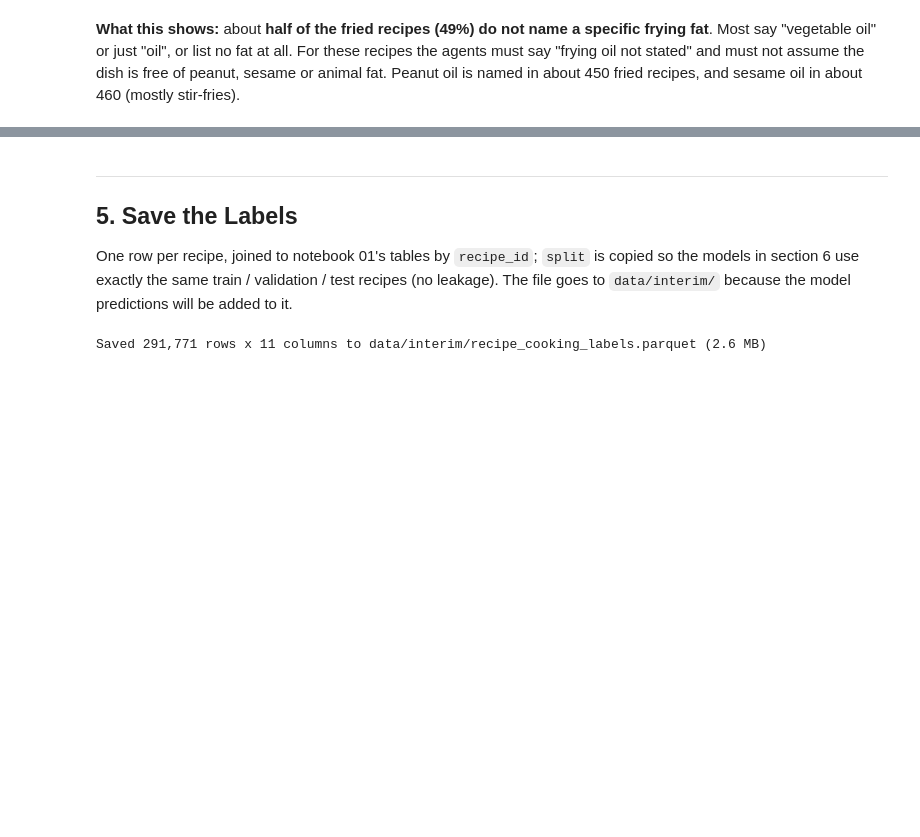
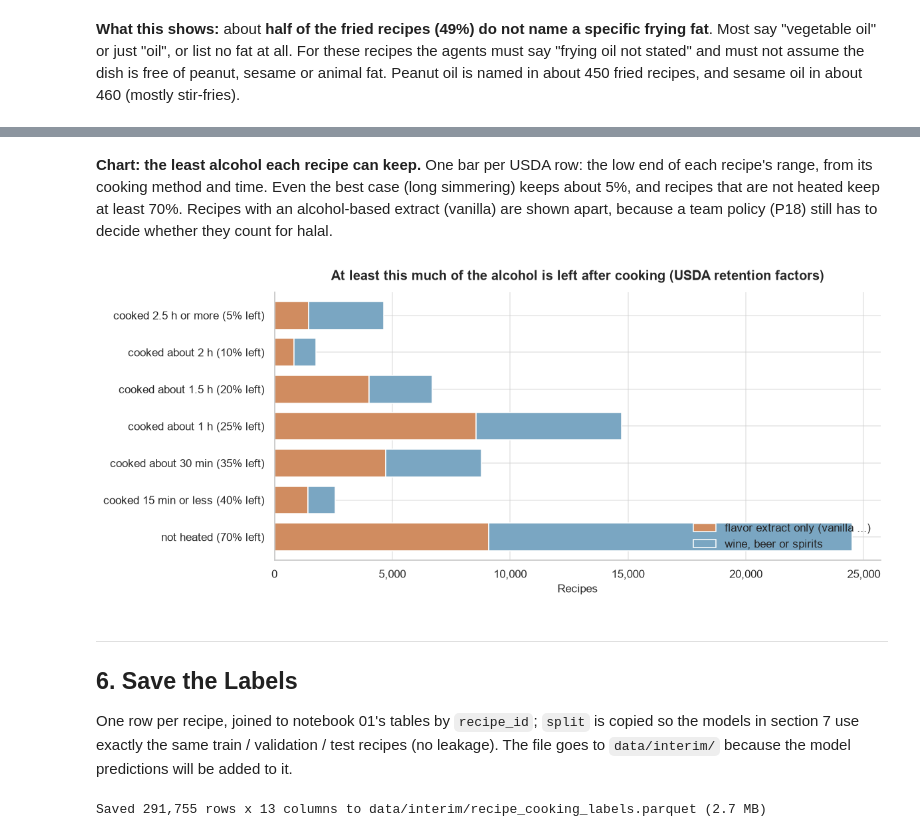
Before and after one commit to Chloe-Tu2/The-EverFlavor-AI, a Jupyter notebook: notebooks/02_cooking_methods_and_fats.ipynb, the cells around one changed output, grey strips where cells are left out. Drawn from its saved outputs; the diff is of its cells as text; code cells hidden in the pictures; blank space fills up the shorter version.

```diff
--- a/notebooks/02_cooking_methods_and_fats.ipynb
+++ b/notebooks/02_cooking_methods_and_fats.ipynb
@@ -488,0 +508,17 @@ All sources: 8,705 fried recipes, 4,306 (49%) without a specific fat
+# %%
+from everflavor.cooking import add_alcohol_estimate
+
+labels = add_alcohol_estimate(labels)
+with_alcohol = labels["alcohol_left_max"].notna()
+print(f"Recipes with alcohol or an alcohol-based extract: {with_alcohol.sum():,} of {len(labels):,} "
+      f"({with_alcohol.mean():.1%})")
+
+alcohol = labels.loc[with_alcohol]
+estimate = (alcohol["alcohol_left_min"].mul(100).round().astype(int).astype(str) + "-"
+            + alcohol["alcohol_left_max"].mul(100).round().astype(int).astype(str) + "% left")
+summary = estimate.value_counts().to_frame("recipes")
+summary["share (%)"] = (summary["recipes"] / len(alcohol) * 100).round(1)
+print("\nEstimated alcohol left (most common ranges):")
+print(summary.head(10).to_string())
+print(f"\nAt least 25% may be left in {(alcohol['alcohol_left_min'] >= 0.25).mean():.0%} of these recipes; "
+      f"none of them can be called alcohol-free.")
@@ -489,18 +542,41 @@ All sources: 8,705 fried recipes, 4,306 (49%) without a specific fat
+# %% [markdown]
+**Chart: the least alcohol each recipe can keep.** One bar per USDA row: the low end of each recipe's range, from its cooking method and time. Even the best case (long simmering) keeps about 5%, and recipes that are not heated keep at least 70%. Recipes with an alcohol-based extract (vanilla) are shown apart, because a team policy (P18) still has to decide whether they count for halal.
+# %%
+LOWEST_SHARE_LABELS = {0.05: "cooked 2.5 h or more", 0.10: "cooked about 2 h", 0.20: "cooked about 1.5 h",
+                       0.25: "cooked about 1 h", 0.35: "cooked about 30 min", 0.40: "cooked 15 min or less",
+                       0.70: "not heated"}
+kind = alcohol["contains_alcohol"].map({True: "wine, beer or spirits", False: "flavor extract only (vanilla ...)"})
+lowest = (pd.crosstab(alcohol["alcohol_left_min"].round(2), kind)
+          .reindex(list(LOWEST_SHARE_LABELS)).fillna(0).astype(int))
+lowest.index = [f"{LOWEST_SHARE_LABELS[v]} ({v:.0%} left)" for v in lowest.index]
+
+fig, ax = plt.subplots(figsize=(11, 4.8))
+lowest.plot.barh(stacked=True, ax=ax, color=["#d08c60", "#7aa6c2"], width=0.75)
+ax.invert_yaxis()
+ax.set_xlabel("Recipes")
+ax.set_ylabel("")
+thousands(ax, axis="x")
+ax.legend(title="", loc="lower right")
+ax.set_title("At least this much of the alcohol is left after cooking (USDA retention factors)")
+show_figure(fig, "nb02_06_alcohol_left")
+# %% [output]
+[figure, added]
 # %% [markdown]
 ---
 
-## 5. Save the Labels
+## 6. Save the Labels
 
-One row per recipe, joined to notebook 01's tables by `recipe_id`; `split` is copied so the models in section 6 use exactly the same train / validation / test recipes (no leakage). The file goes to `data/interim/` because the model predictions will be added to it.
+One row per recipe, joined to notebook 01's tables by `recipe_id`; `split` is copied so the models in section 7 use exactly the same train / validation / test recipes (no leakage). The file goes to `data/interim/` because the model predictions will be added to it.
 # %%
 LABEL_COLUMNS = ["recipe_id", "split", "source", "methods_instructions", "methods_tags", "has_instructions",
-                 "has_tags", "fried_by_name", "cooking_fats", "fat_specific", "frying_fat_unknown"]
+                 "has_tags", "fried_by_name", "cooking_fats", "fat_specific", "frying_fat_unknown",
+                 "alcohol_left_min", "alcohol_left_max"]
 COOKING_LABELS_OUT = "data/interim/recipe_cooking_labels.parquet"
 labels[LABEL_COLUMNS].to_parquet(COOKING_LABELS_OUT, index=False)
 print(f"Saved {len(labels):,} rows x {len(LABEL_COLUMNS)} columns to {COOKING_LABELS_OUT} "
       f"({os.path.getsize(COOKING_LABELS_OUT) / 1e6:.1f} MB)")
 # %% [output]
-Saved 291,771 rows x 11 columns to data/interim/recipe_cooking_labels.parquet (2.6 MB)
+Saved 291,755 rows x 13 columns to data/interim/recipe_cooking_labels.parquet (2.7 MB)
 # %% [markdown]
 ---
 
```
Also changed, not shown: parts of 12 cells of this notebook, 6 other files.
